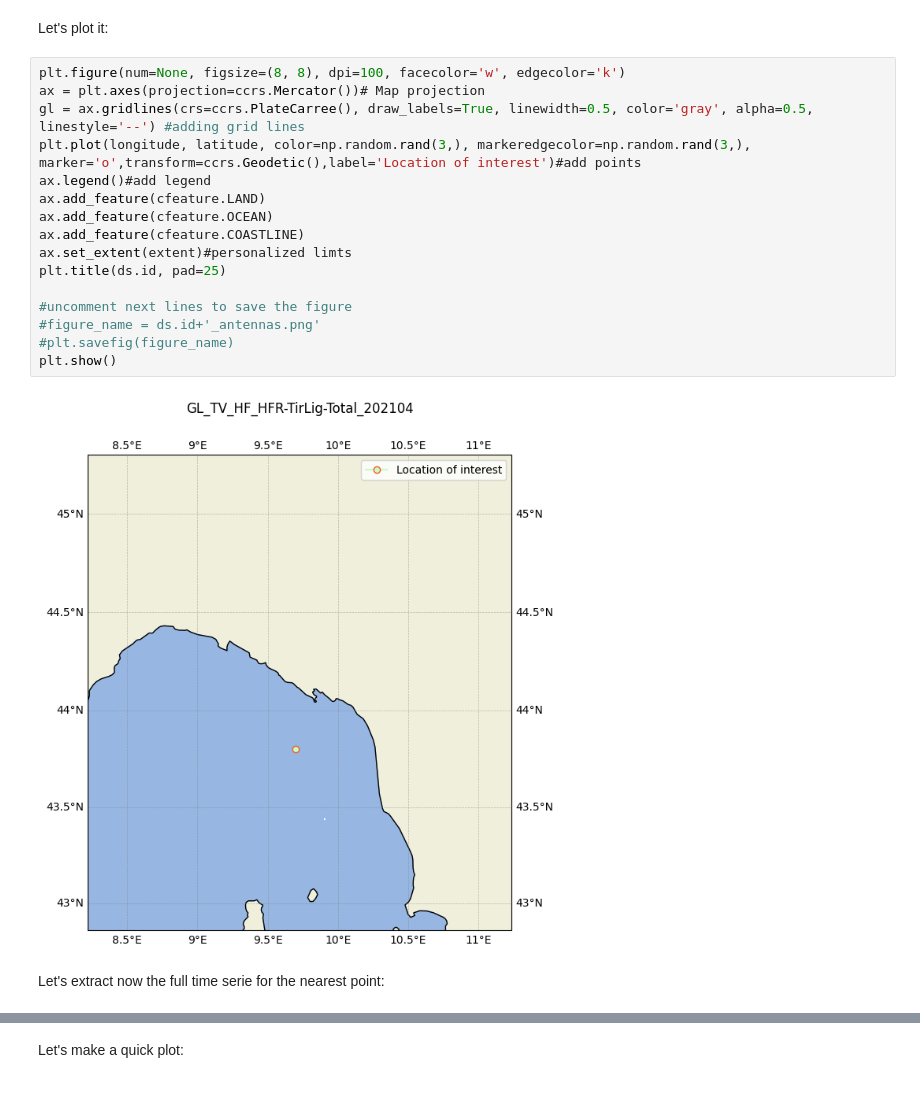
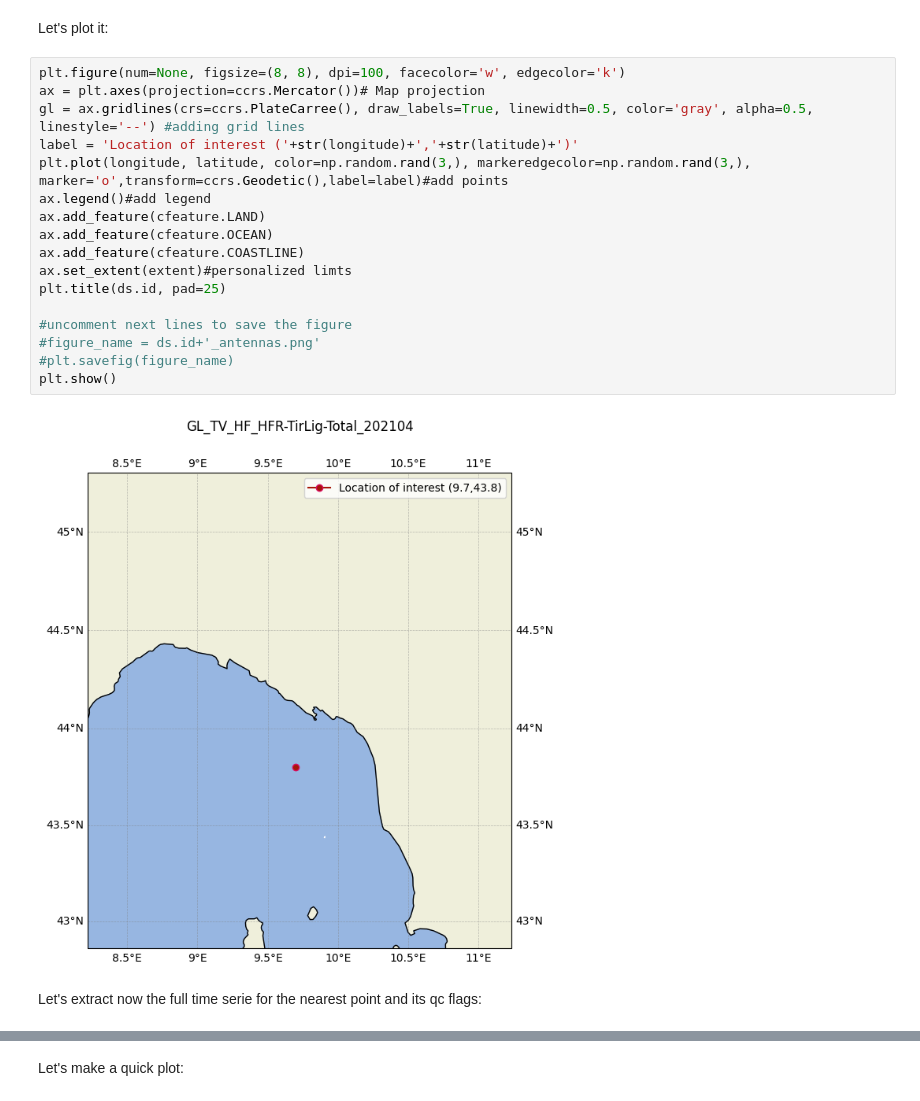
Before and after one commit to CopernicusMarineInsitu/2021-sicomar-summer-school, a Jupyter notebook: visualizing-hfradar-data.ipynb, the cells around one changed output, grey strips where cells are left out. Drawn from its saved outputs; the diff is of its cells as text.

```diff
--- a/visualizing-hfradar-data.ipynb
+++ b/visualizing-hfradar-data.ipynb
@@ -602,21 +601,22 @@ Let's plot it:
 # %%
 plt.figure(num=None, figsize=(8, 8), dpi=100, facecolor='w', edgecolor='k')
 ax = plt.axes(projection=ccrs.Mercator())# Map projection
 gl = ax.gridlines(crs=ccrs.PlateCarree(), draw_labels=True, linewidth=0.5, color='gray', alpha=0.5, linestyle='--') #adding grid lines
-plt.plot(longitude, latitude, color=np.random.rand(3,), markeredgecolor=np.random.rand(3,), marker='o',transform=ccrs.Geodetic(),label='Location of interest')#add points
+label = 'Location of interest ('+str(longitude)+','+str(latitude)+')'
+plt.plot(longitude, latitude, color=np.random.rand(3,), markeredgecolor=np.random.rand(3,), marker='o',transform=ccrs.Geodetic(),label=label)#add points
 ax.legend()#add legend
 ax.add_feature(cfeature.LAND)
 ax.add_feature(cfeature.OCEAN)
 ax.add_feature(cfeature.COASTLINE)
 ax.set_extent(extent)#personalized limts
 plt.title(ds.id, pad=25)
 
 #uncomment next lines to save the figure
 #figure_name = ds.id+'_antennas.png'
 #plt.savefig(figure_name)
 plt.show()
 # %% [output]
-[figure, old version]
+[figure, new version]
 # %% [markdown]
-Let's extract now the full time serie for the nearest point:
+Let's extract now the full time serie for the nearest point and its qc flags:
 # %%
```
Also changed, not shown: parts of 21 cells of this notebook.
